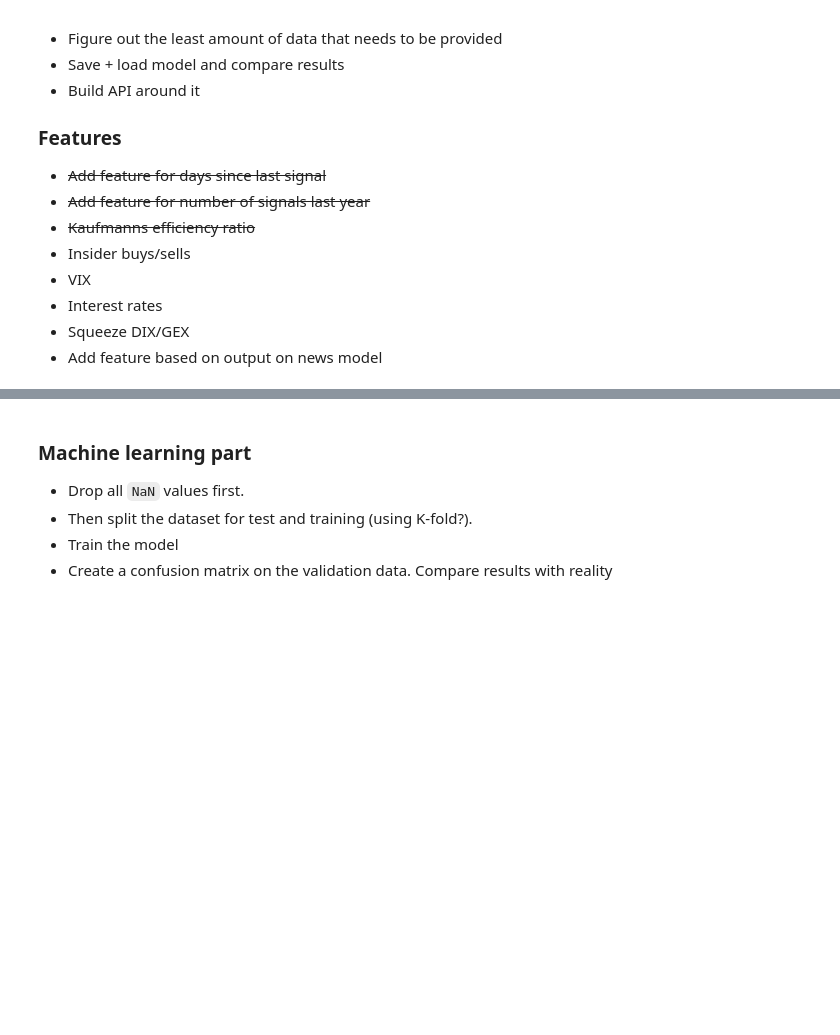
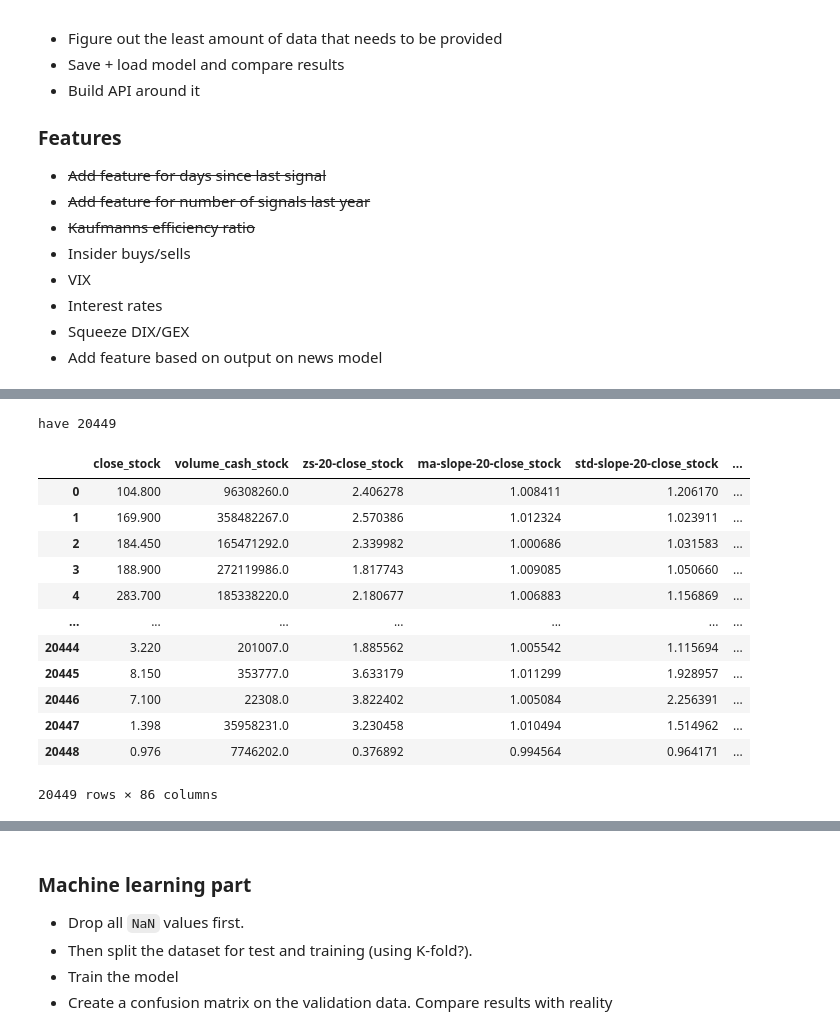
Before and after one commit to karatekaneen/stocky-ml, a Jupyter notebook: stockytrades.ipynb, the cells around one changed output, grey strips where cells are left out. Saved outputs shown, nothing was run; the diff lists cells and outputs as text; code cells hidden in the pictures; blank space fills up the shorter version.

```diff
--- a/stockytrades.ipynb
+++ b/stockytrades.ipynb
@@ -273,3 +299,52 @@ have 20390
+# %%
+df = pd.DataFrame()
+tradedf = pd.DataFrame()
+stockdf = pd.DataFrame()
+
+try:
+  df = pd.read_csv('stockytrades.csv')
+except:
+  print('Failed to read file')
+  docs = db.collection('trades').stream()
+
+  for doc in docs:
+    print('starting', doc.id)
+    stockdf = get_price_data(doc.id)
+    tradedf =  get_trade_data(doc)
+    merged_df = pd.merge(stockdf, omxdf, on='date', suffixes=('_stock', '_omx'))
+    merged_df = pd.merge(merged_df, merge_index_stock_df(omxdf, stockdf), on='date')
+
+
+    # merged_df = pd.merge(merged_df, tradedf, on='date', suffixes=('_1', '_2'))
+    merged_df = pd.merge(merged_df, tradedf, on='date')
+    merged_df.drop(columns=['owners'], inplace = True, errors='ignore')
+
+    df = pd.concat([df, merged_df], ignore_index=True)
+
+  # Save the file so we dont have to next time
+  # Drop problematic columns.
+  df.to_csv('stockytrades.csv')
+
+df.drop(columns=unwanted_columns, inplace=True, errors='ignore')
+
+
+print("have", len(df))
+df
+# %% [output]
+have 20449
+|  | close_stock | volume_cash_stock | zs-20-close_stock | ma-slope-20-close_stock | std-slope-20-close_stock | ... |
+| 0 | 104.800 | 96308260.0 | 2.406278 | 1.008411 | 1.206170 | ... |
+| 1 | 169.900 | 358482267.0 | 2.570386 | 1.012324 | 1.023911 | ... |
+| 2 | 184.450 | 165471292.0 | 2.339982 | 1.000686 | 1.031583 | ... |
+| 3 | 188.900 | 272119986.0 | 1.817743 | 1.009085 | 1.050660 | ... |
+| 4 | 283.700 | 185338220.0 | 2.180677 | 1.006883 | 1.156869 | ... |
+| ... | ... | ... | ... | ... | ... | ... |
+| 20444 | 3.220 | 201007.0 | 1.885562 | 1.005542 | 1.115694 | ... |
+| 20445 | 8.150 | 353777.0 | 3.633179 | 1.011299 | 1.928957 | ... |
+| 20446 | 7.100 | 22308.0 | 3.822402 | 1.005084 | 2.256391 | ... |
+| 20447 | 1.398 | 35958231.0 | 3.230458 | 1.010494 | 1.514962 | ... |
+| 20448 | 0.976 | 7746202.0 | 0.376892 | 0.994564 | 0.964171 | ... |
+20449 rows × 86 columns
 # %%
 df.isnull().sum().sort_values(ascending=False)
 # %% [output]
```
Also changed, not shown: parts of 21 cells of this notebook, 5 other files.
